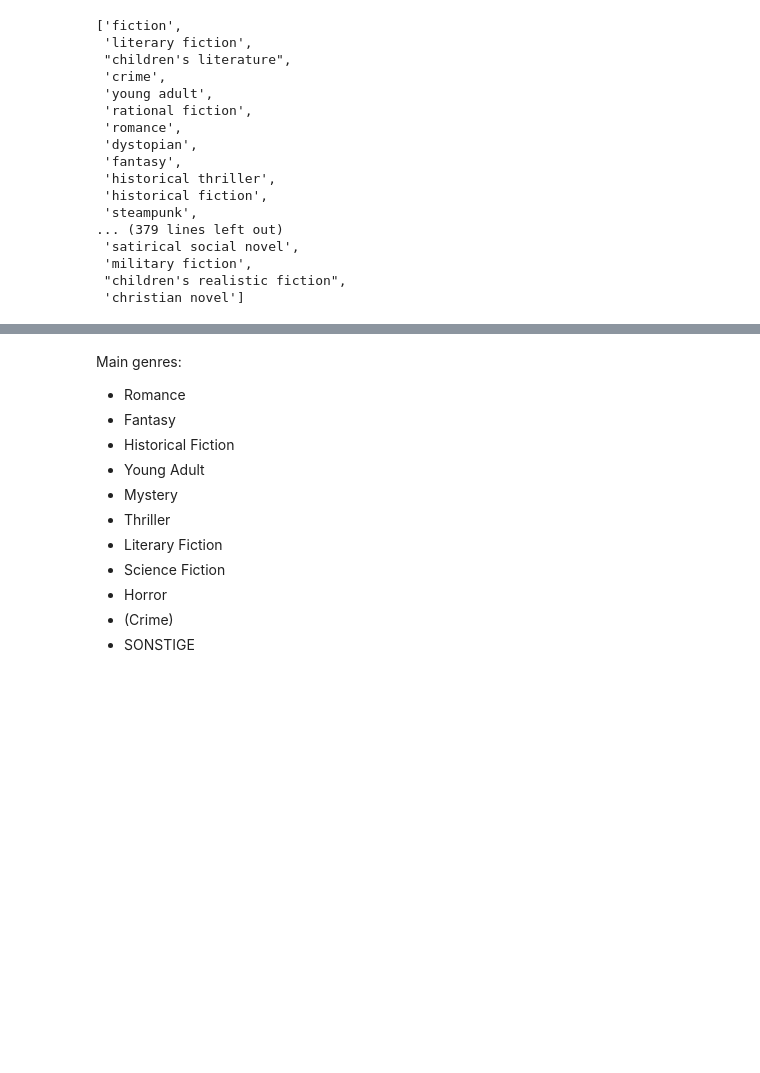
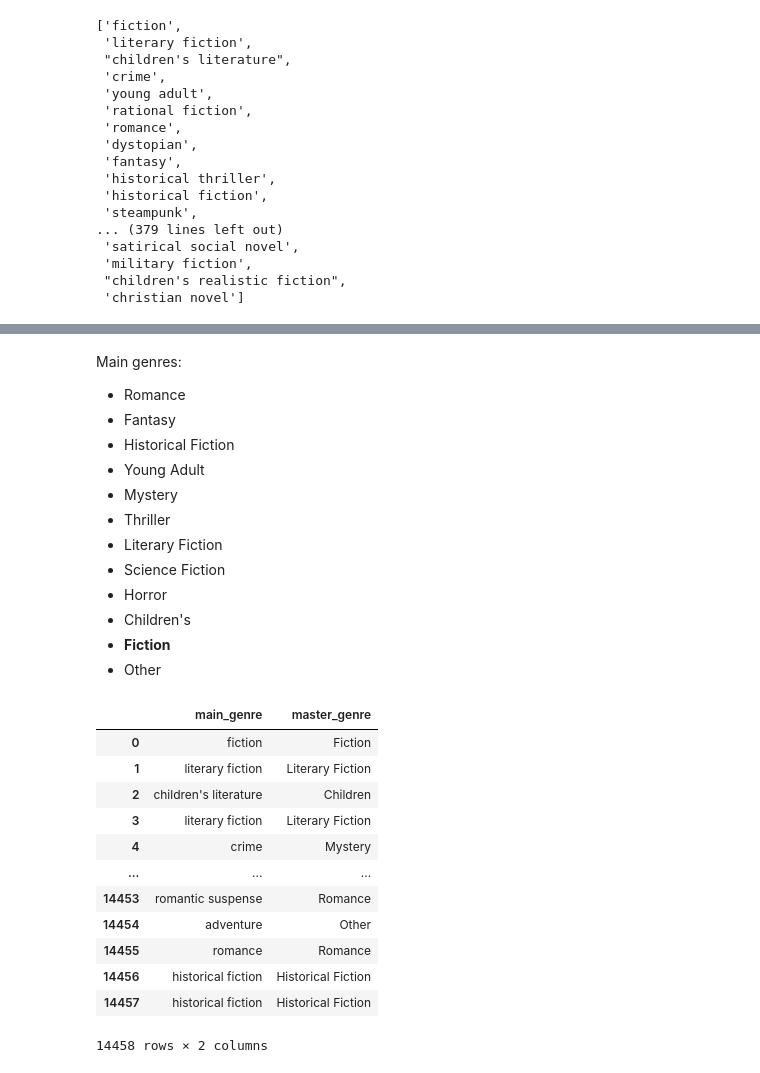
Before and after one commit to skratzke/thesis, a Jupyter notebook: 3 genres.ipynb, the cells around one changed output, grey strips where cells are left out. Drawn from its saved outputs; the diff is of its cells as text; code cells hidden in the pictures; blank space fills up the shorter version.

```diff
--- a/3 genres.ipynb
+++ b/3 genres.ipynb
@@ -76,5 +82,6 @@ Main genres:
 * Literary Fiction
 * Science Fiction
 * Horror
-* (Crime)
-* SONSTIGE
+* Children's
+* **Fiction**
+* Other
@@ -80,0 +469,26 @@ Main genres:
+# %%
+# Lowercase everything just to be safe
+df['main_genre_clean'] = df['main_genre'].str.lower().str.strip()
+
+# Map genres to master categories
+df['master_genre'] = df['main_genre_clean'].map(genre_mapping)
+
+# Optional: Label unmatched genres as 'Other'
+df['master_genre'] = df['master_genre'].fillna('Other')
+
+# Preview the result
+df[['main_genre', 'master_genre']]
+# %% [output]
+|  | main_genre | master_genre |
+| 0 | fiction | Fiction |
+| 1 | literary fiction | Literary Fiction |
+| 2 | children's literature | Children |
+| 3 | literary fiction | Literary Fiction |
+| 4 | crime | Mystery |
+| ... | ... | ... |
+| 14453 | romantic suspense | Romance |
+| 14454 | adventure | Other |
+| 14455 | romance | Romance |
+| 14456 | historical fiction | Historical Fiction |
+| 14457 | historical fiction | Historical Fiction |
+14458 rows × 2 columns
```
Also changed, not shown: parts of 12 cells of this notebook, 3 other files.
